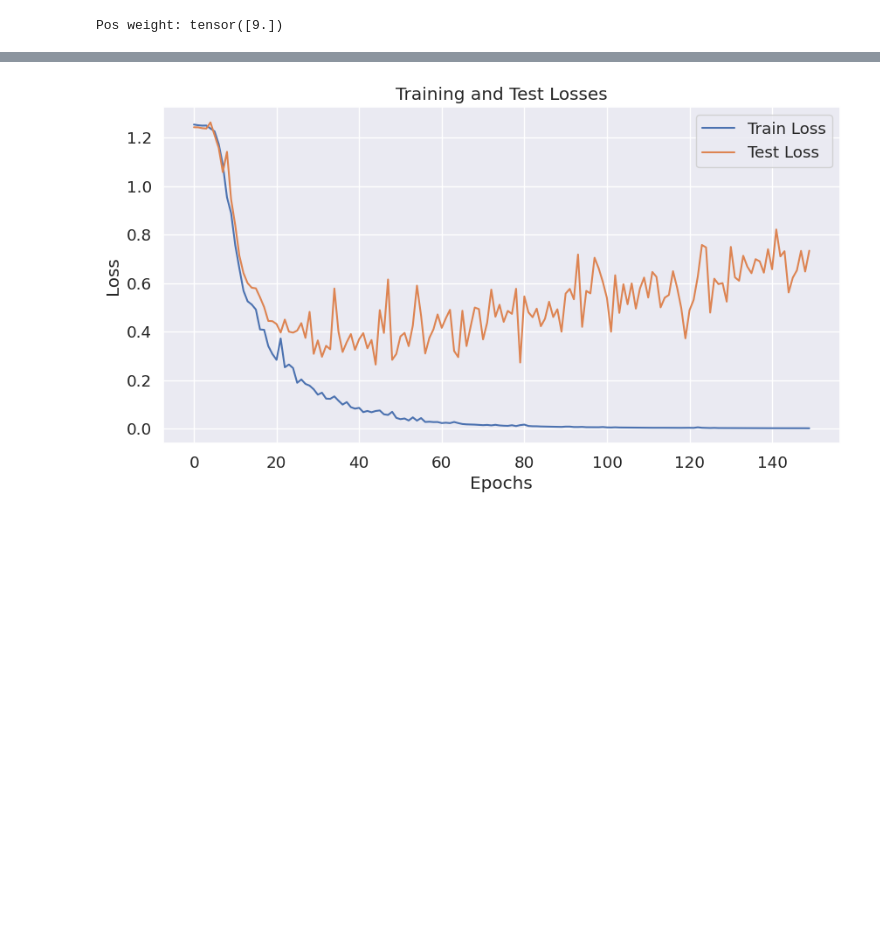
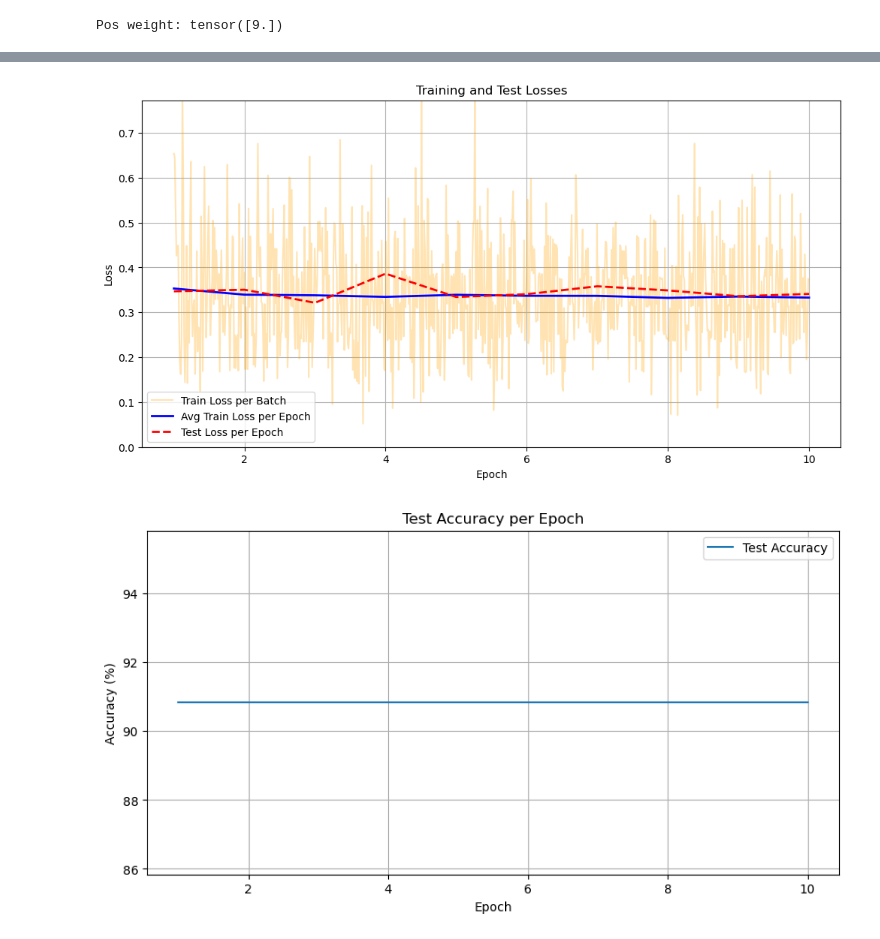
Before and after one commit to andremicci/exam1_2024, a Jupyter notebook: quench_project/main_notebook.ipynb, the cells around one changed output, grey strips where cells are left out. Saved outputs shown, nothing was run; the diff lists cells and outputs as text; code cells hidden in the pictures; blank space fills up the shorter version.

Commit message:
implementing Trainer class

```diff
--- a/quench_project/main_notebook.ipynb
+++ b/quench_project/main_notebook.ipynb
@@ -97,16 +98,3 @@ loss_BCEWithLogits= nn.BCEWithLogitsLoss(pos_weight=pos_weight)  # Per classific
 optimizer = torch.optim.Adam(model.parameters(), lr=0.001)
 # %% [output]
 Pos weight: tensor([9.])
-# %%
-def count_parameters(model):
-    total = sum(p.numel() for p in model.parameters())
-    trainable = sum(p.numel() for p in model.parameters() if p.requires_grad)
-    return total, trainable
-
-total_params, trainable_params = count_parameters(model)
-print(f"Parametri totali: {total_params}")
-print(f"Parametri trainabili: {trainable_params}")
-
-def reset_weights(m):
-    if hasattr(m, 'reset_parameters'):
-        m.reset_parameters()
@@ -186,15 +203,51 @@ Epoch 150 | Train Loss: 0.0007 | Test Loss: 0.7336 | Test Acc: 98.27%
-# %%
-# Plotting the training and test losses
-plt.figure(figsize=(10, 5))
-plt.plot(train_losses, label='Train Loss')
-plt.plot(test_losses, label='Test Loss')
-plt.xlabel('Epochs')
-plt.ylabel('Loss')
-plt.title('Training and Test Losses')
-plt.legend()
-plt.show()
-# %% [output]
-[figure, removed]
+# %%
+import matplotlib.pyplot as plt
+import numpy as np
+
+# Calcola il numero di epoche
+num_epochs = len(train_losses)
+
+# Calcola il numero di batch per epoca
+num_batches_per_epoch = len(train_losses_per_batch) // num_epochs
+
+# Crea un asse x "frazionario" per le batch, spostato in modo che l'epoca 1 inizi da x=1
+batch_x_axis = np.linspace(1, num_epochs, len(train_losses_per_batch))
+
+# Asse x per le medie per epoca, da 1 a num_epochs inclusi
+epoch_x_axis = np.arange(1, num_epochs + 1)
+
+# Plotting delle loss
+plt.figure(figsize=(12, 6))
+
+# Loss per batch (sfumata)
+plt.plot(batch_x_axis, np.array(train_losses_per_batch), label='Train Loss per Batch', alpha=0.3, color='orange')
+
+# Loss medie per epoca
+plt.plot(epoch_x_axis, train_losses, label='Avg Train Loss per Epoch', color='blue', linewidth=2)
+plt.plot(epoch_x_axis, test_losses, label='Test Loss per Epoch', color='red', linestyle='--', linewidth=2)
+
+plt.xlabel('Epoch')
+plt.ylabel('Loss')
+plt.ylim(0, max(max(train_losses), max(test_losses)) * 2)  # Imposta un limite superiore dinamico
+plt.title('Training and Test Losses')
+plt.legend()
+plt.grid(True)
+
+plt.show()
+
+# Accuracy
+plt.figure(figsize=(10, 5))
+plt.plot(epoch_x_axis, test_accuracy_per_epoch, label='Test Accuracy')
+plt.xlabel('Epoch')
+plt.ylabel('Accuracy (%)')
+plt.title('Test Accuracy per Epoch')
+plt.legend()
+plt.grid(True)
+
+plt.show()
+# %% [output]
+[figure, added]
+[figure, added]
 # %%
 x_all = torch.stack([x for x, y in test_dataset])
 y_all = torch.stack([y for x, y in test_dataset])
```
Also changed, not shown: parts of 14 cells of this notebook, 6 other files.
